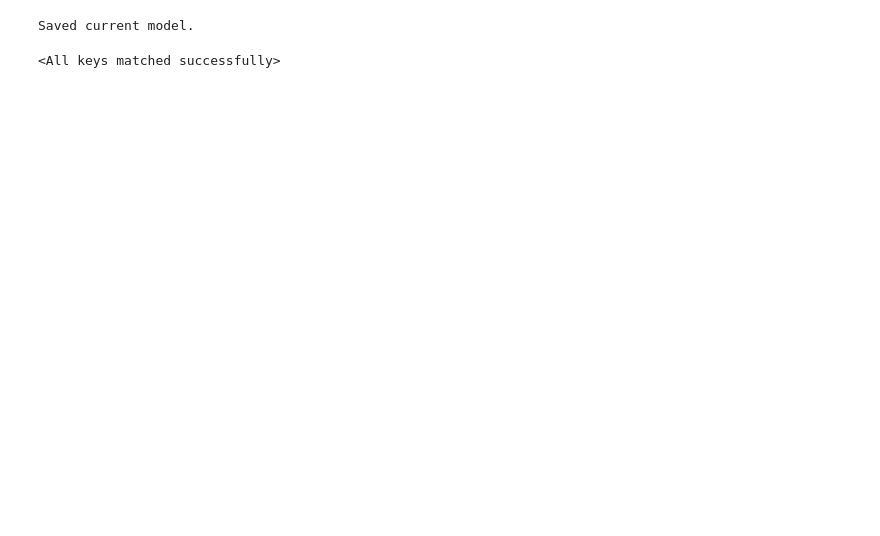
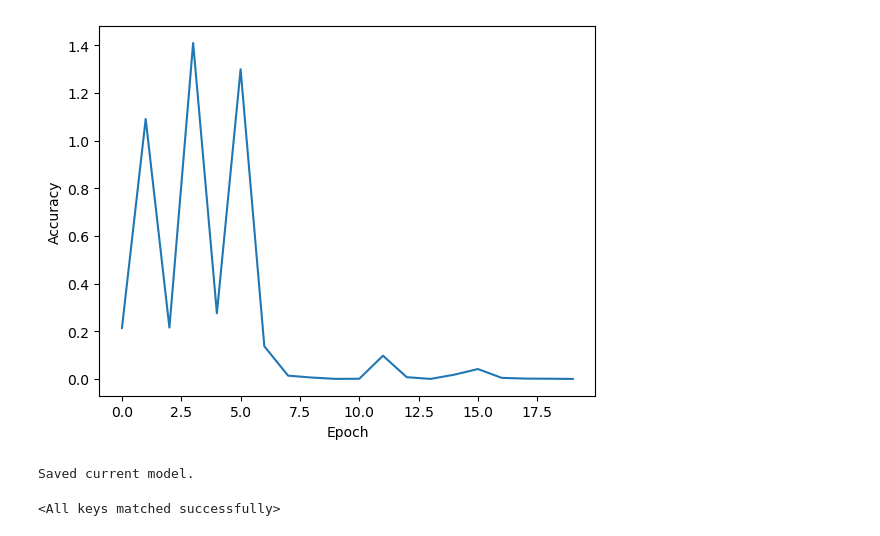
Before and after one commit to shrub2/multi-label-classification, a Jupyter notebook: custom-dataset.ipynb, the cells around one changed output. Cells and saved outputs as stored; diff of their text form; code cells hidden in the pictures; blank space fills up the shorter version.

```diff
--- a/custom-dataset.ipynb
+++ b/custom-dataset.ipynb
@@ -173,3 +176,17 @@ Epoch [12/20], Loss: 0.0632
 ... (8 outputs left out)
+# %%
+# graphs
+
+# loss_graph = [0.5445, 0.1793, 1.9454, 0.4331, 0.3460, 0.0647, 0.0254, 0.0447, 0.0365, 0.0062, 0.0063, 0.0632, 0.0510, 0.0049, 0.0045, 0.0006, 0.0001, 0.0000, 0.0002, 0.0007]
+
+def graph_accuracy(accuracy):
+    plt.plot(accuracy)
+    plt.xlabel('Epoch')
+    plt.ylabel('Accuracy')
+    plt.show()
+
+graph_accuracy(loss_graph)
+# %% [output]
+[figure, added]
 # %%
 # saving model
```
Also changed, not shown: parts of 4 cells of this notebook.
